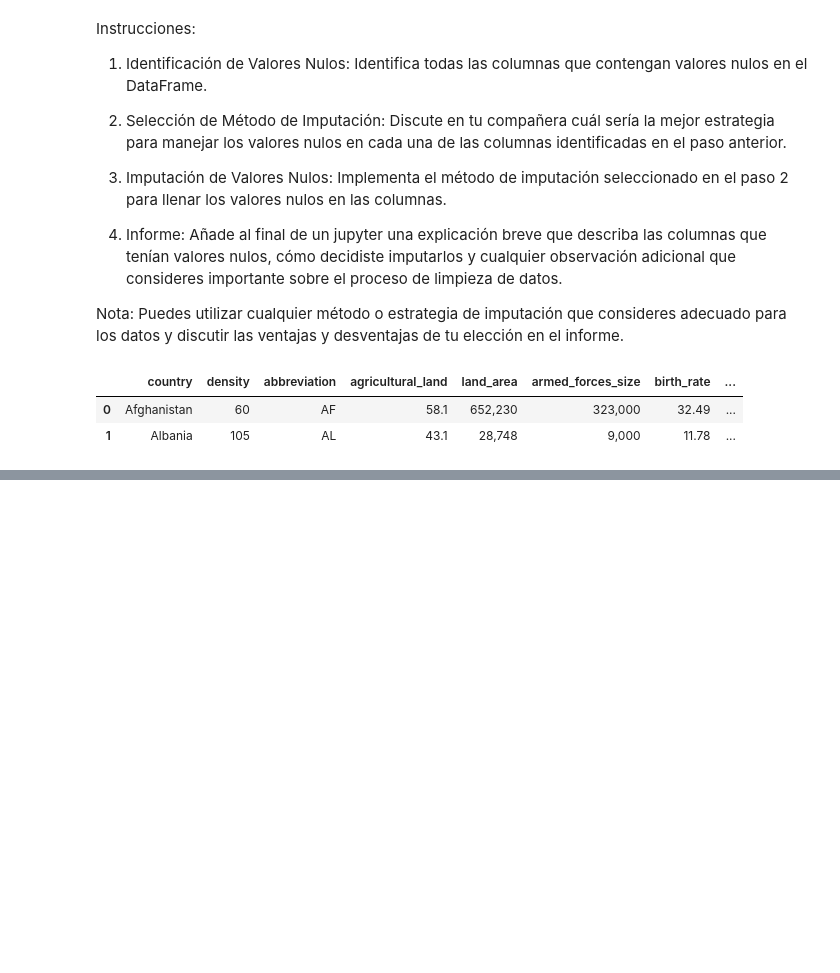
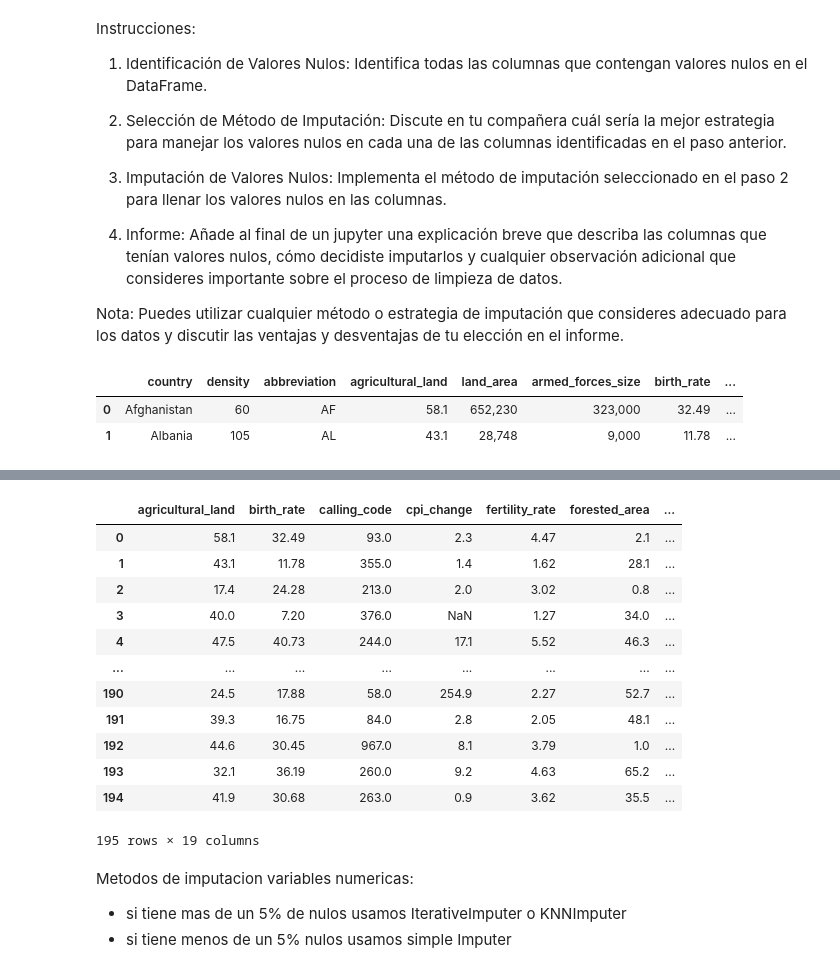
Before and after one commit to spinelf/PairProgramming_Modulo03_Transformando_datos, a Jupyter notebook: 06_promoH-modulo3-Gestion_nulos-pairprogramming-Marga-Sil.ipynb, the cells around one changed output, grey strips where cells are left out. Drawn from its saved outputs; the diff is of its cells as text; code cells hidden in the pictures; blank space fills up the shorter version.

```diff
--- a/06_promoH-modulo3-Gestion_nulos-pairprogramming-Marga-Sil.ipynb
+++ b/06_promoH-modulo3-Gestion_nulos-pairprogramming-Marga-Sil.ipynb
@@ -31,0 +96,22 @@ df_wd_part_final.head(2)
+# %%
+#separamos variables categoricas y variabbles numericas:
+df_wd_part_final_numericas= df_wd_part_final[df_wd_part_final.columns[df_wd_part_final.isnull().any()]].select_dtypes(include='float64')
+df_wd_part_final_numericas
+# %% [output]
+|  | agricultural_land | birth_rate | calling_code | cpi_change | fertility_rate | forested_area | ... |
+| 0 | 58.1 | 32.49 | 93.0 | 2.3 | 4.47 | 2.1 | ... |
+| 1 | 43.1 | 11.78 | 355.0 | 1.4 | 1.62 | 28.1 | ... |
+| 2 | 17.4 | 24.28 | 213.0 | 2.0 | 3.02 | 0.8 | ... |
+| 3 | 40.0 | 7.20 | 376.0 | NaN | 1.27 | 34.0 | ... |
+| 4 | 47.5 | 40.73 | 244.0 | 17.1 | 5.52 | 46.3 | ... |
+| ... | ... | ... | ... | ... | ... | ... | ... |
+| 190 | 24.5 | 17.88 | 58.0 | 254.9 | 2.27 | 52.7 | ... |
+| 191 | 39.3 | 16.75 | 84.0 | 2.8 | 2.05 | 48.1 | ... |
+| 192 | 44.6 | 30.45 | 967.0 | 8.1 | 3.79 | 1.0 | ... |
+| 193 | 32.1 | 36.19 | 260.0 | 9.2 | 4.63 | 65.2 | ... |
+| 194 | 41.9 | 30.68 | 263.0 | 0.9 | 3.62 | 35.5 | ... |
+195 rows × 19 columns
+# %% [markdown]
+Metodos de imputacion variables numericas:
+- si tiene mas de un 5% de nulos usamos IterativeImputer o KNNImputer
+- si tiene menos de un 5% nulos usamos simple Imputer
```
Also changed, not shown: parts of 11 cells of this notebook, 1 other file.
